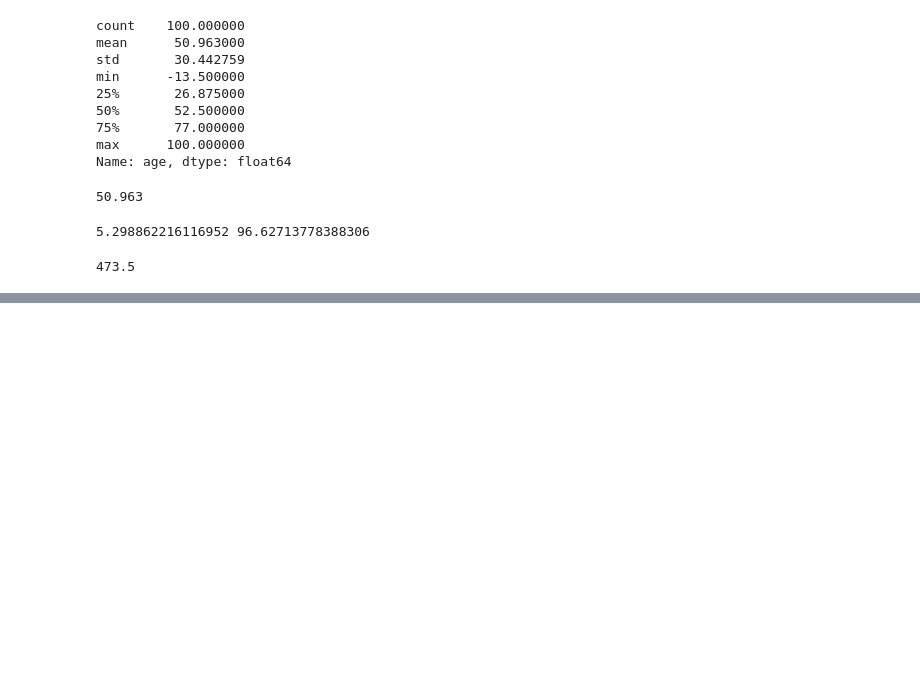
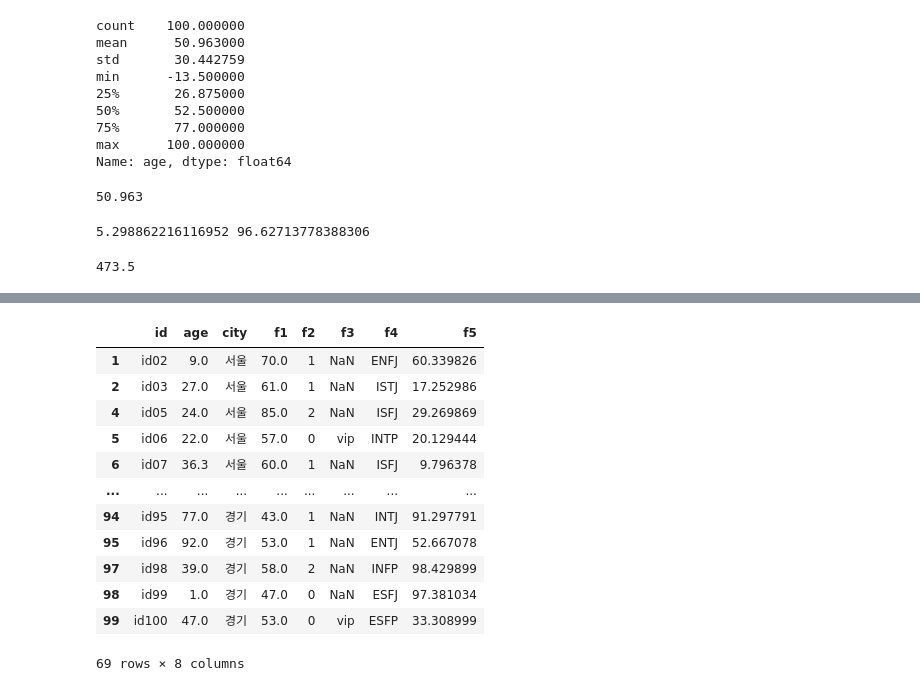
Before and after one commit to gr2edy/BDA_test, a Jupyter notebook: BDA_practice.ipynb, the cells around one changed output, grey strips where cells are left out. Saved outputs shown, nothing was run; the diff lists cells and outputs as text; code cells hidden in the pictures; blank space fills up the shorter version.

```diff
--- a/BDA_practice.ipynb
+++ b/BDA_practice.ipynb
@@ -113,0 +381,16 @@ data[(data['age'] > m2) | (data['age'] < m1)]['age'].sum()
+# %%
+data2
+# %% [output]
+|  | id | age | city | f1 | f2 | f3 | f4 | f5 |
+| 1 | id02 | 9.0 | 서울 | 70.0 | 1 | NaN | ENFJ | 60.339826 |
+| 2 | id03 | 27.0 | 서울 | 61.0 | 1 | NaN | ISTJ | 17.252986 |
+| 4 | id05 | 24.0 | 서울 | 85.0 | 2 | NaN | ISFJ | 29.269869 |
+| 5 | id06 | 22.0 | 서울 | 57.0 | 0 | vip | INTP | 20.129444 |
+| 6 | id07 | 36.3 | 서울 | 60.0 | 1 | NaN | ISFJ | 9.796378 |
+| ... | ... | ... | ... | ... | ... | ... | ... | ... |
+| 94 | id95 | 77.0 | 경기 | 43.0 | 1 | NaN | INTJ | 91.297791 |
+| 95 | id96 | 92.0 | 경기 | 53.0 | 1 | NaN | ENTJ | 52.667078 |
+| 97 | id98 | 39.0 | 경기 | 58.0 | 2 | NaN | INFP | 98.429899 |
+| 98 | id99 | 1.0 | 경기 | 47.0 | 0 | NaN | ESFJ | 97.381034 |
+| 99 | id100 | 47.0 | 경기 | 53.0 | 0 | vip | ESFP | 33.308999 |
+69 rows × 8 columns
```
Also changed, not shown: parts of 103 cells of this notebook.
